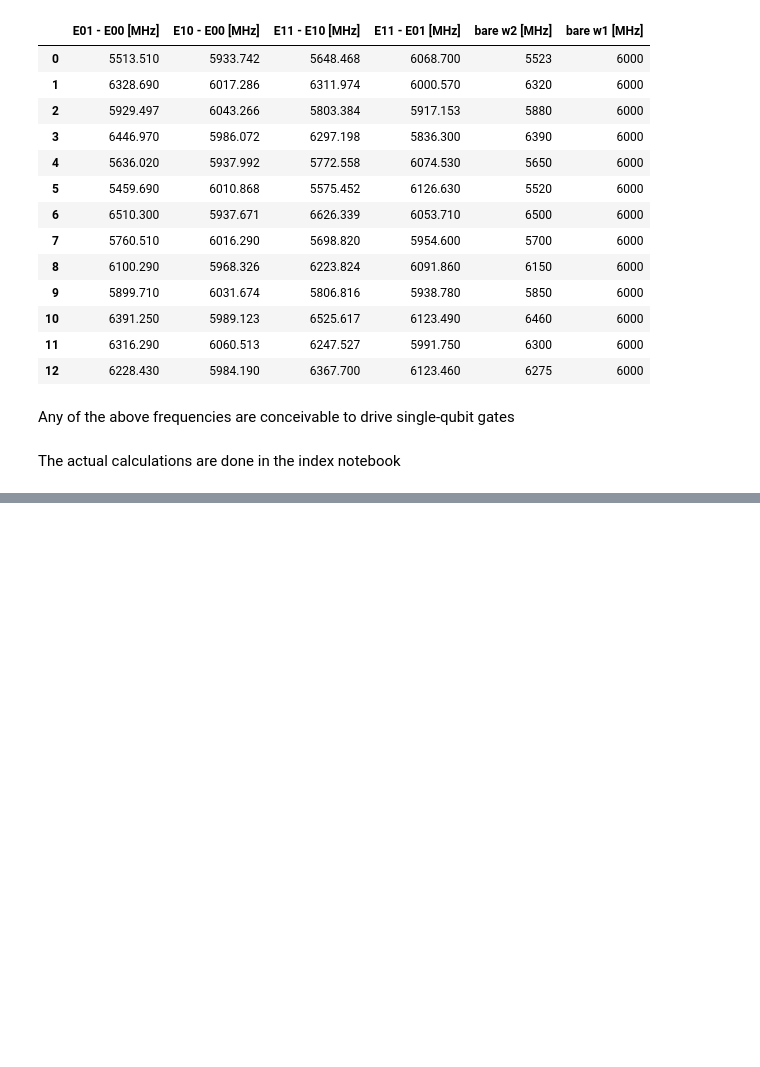
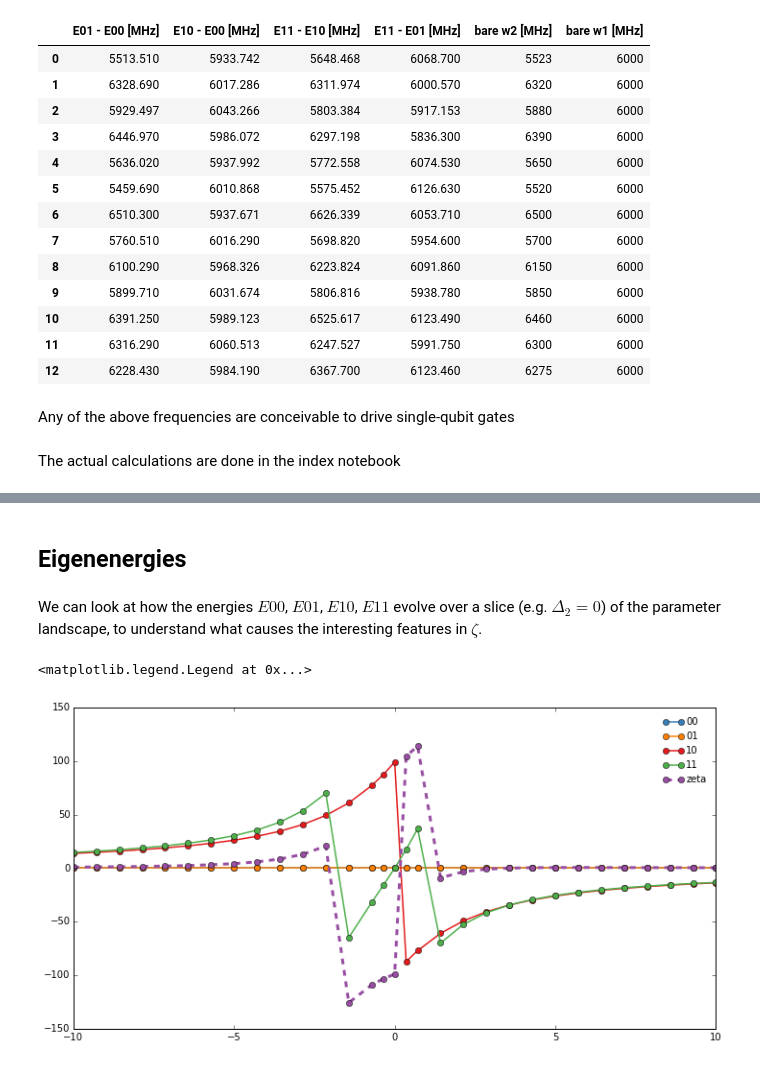
Before and after one commit to goerz-research/tmlandscape_data, a Jupyter notebook: ZetaAnalysis.ipynb, the cells around one changed output, grey strips where cells are left out. Saved outputs shown, nothing was run; the diff lists cells and outputs as text; code cells hidden in the pictures; blank space fills up the shorter version.

Commit message:
Analyze how eigenenergies evolve on slice through landscape

```diff
--- a/ZetaAnalysis.ipynb
+++ b/ZetaAnalysis.ipynb
@@ -155,3 +155,7 @@ get_stage4_table("runs_zeta_oct", stage_folder='universal_dressed1')
 | runs_zeta_oct/w2_6460MHz_wc_6450M... | 6 | 6.460 | 6.450 | 0.784319 | 0.691714 | 0.781488 | 0.587984 | NaN | NaN |
 | runs_zeta_oct/w2_6300MHz_wc_6000M... | 6 | 6.300 | 6.000 | 0.692550 | 0.155049 | 0.707763 | 0.509160 | NaN | NaN |
 | runs_zeta_oct/w2_6275MHz_wc_6310M... | 6 | 6.275 | 6.310 | 0.795429 | 0.554927 | 0.524967 | 0.736293 | NaN | NaN |
+# %% [markdown]
+## Eigenenergies
+# %% [markdown]
+We can look at how the energies $E00$, $E01$, $E10$, $E11$ evolve over a slice (e.g. $\Delta_2=0$) of the parameter landscape, to understand what causes the interesting features in $\zeta$.
@@ -157,0 +164,17 @@ get_stage4_table("runs_zeta_oct", stage_folder='universal_dressed1')
+# %%
+filter = (zeta_table['w1 [GHz]'] - zeta_table['w2 [GHz]'] == 0.0)
+filtered_table = zeta_table[filter].sort('wc [GHz]')
+# %%
+fig = plt.figure(figsize=(12,6))
+ax = fig.add_subplot(111)
+delta_c = (filtered_table['wc [GHz]'] - filtered_table['w1 [GHz]']) / 70.0e-3
+ax.plot(delta_c, filtered_table['E00 [GHz]']*1000, '-o', label='00')
+ax.plot(delta_c, filtered_table['E01 [GHz]']*1000, '-o', label='01')
+ax.plot(delta_c, filtered_table['E10 [GHz]']*1000, '-o', label='10')
+ax.plot(delta_c, filtered_table['E11 [GHz]']*1000, '-o', label='11')
+ax.plot(delta_c, filtered_table['zeta [MHz]'], '--o', label='zeta', lw=3)
+ax.set_xlim([-10, 10])
+ax.legend()
+# %% [output]
+<matplotlib.legend.Legend at 0x...>
+[figure, added]
```
Also changed, not shown: parts of 3 cells of this notebook, 2 other files.
